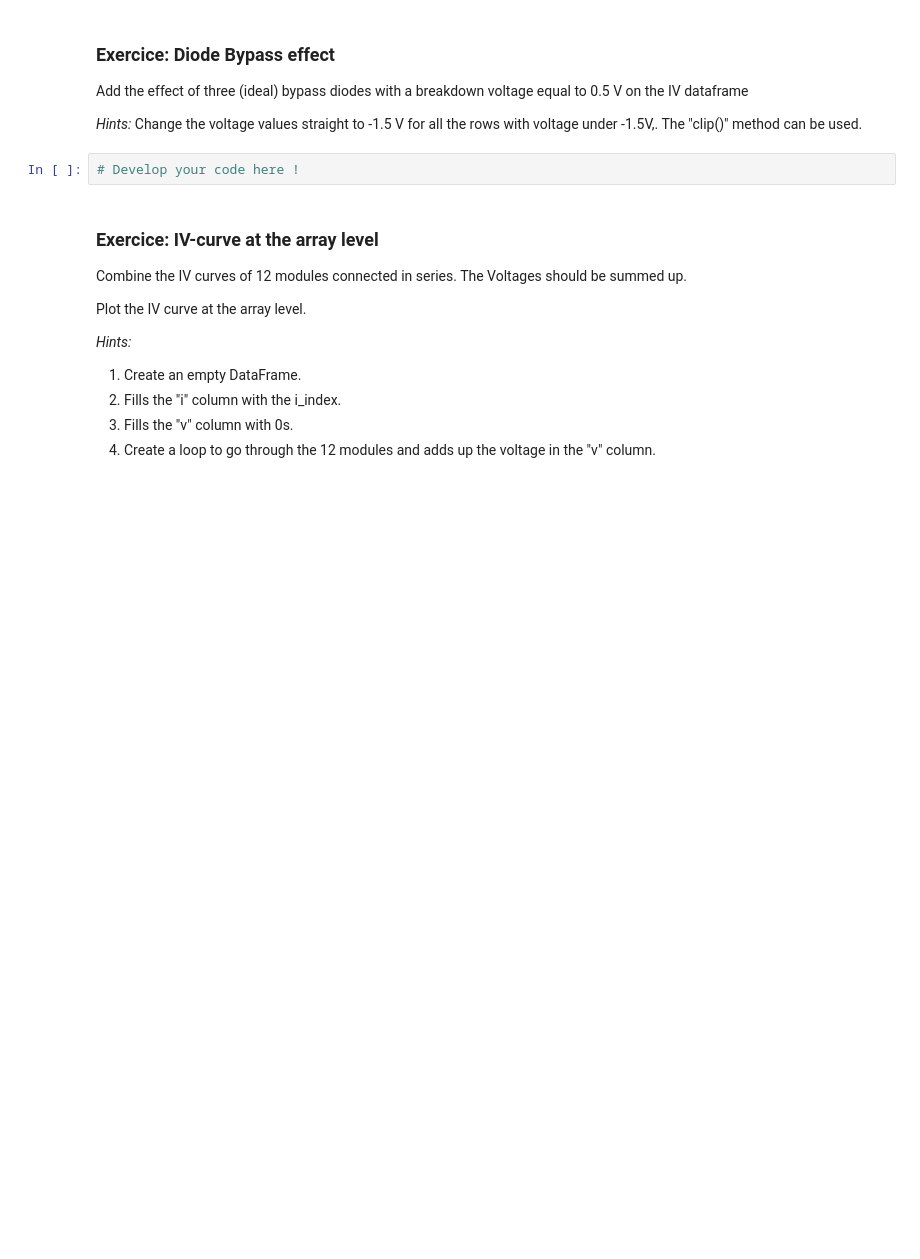
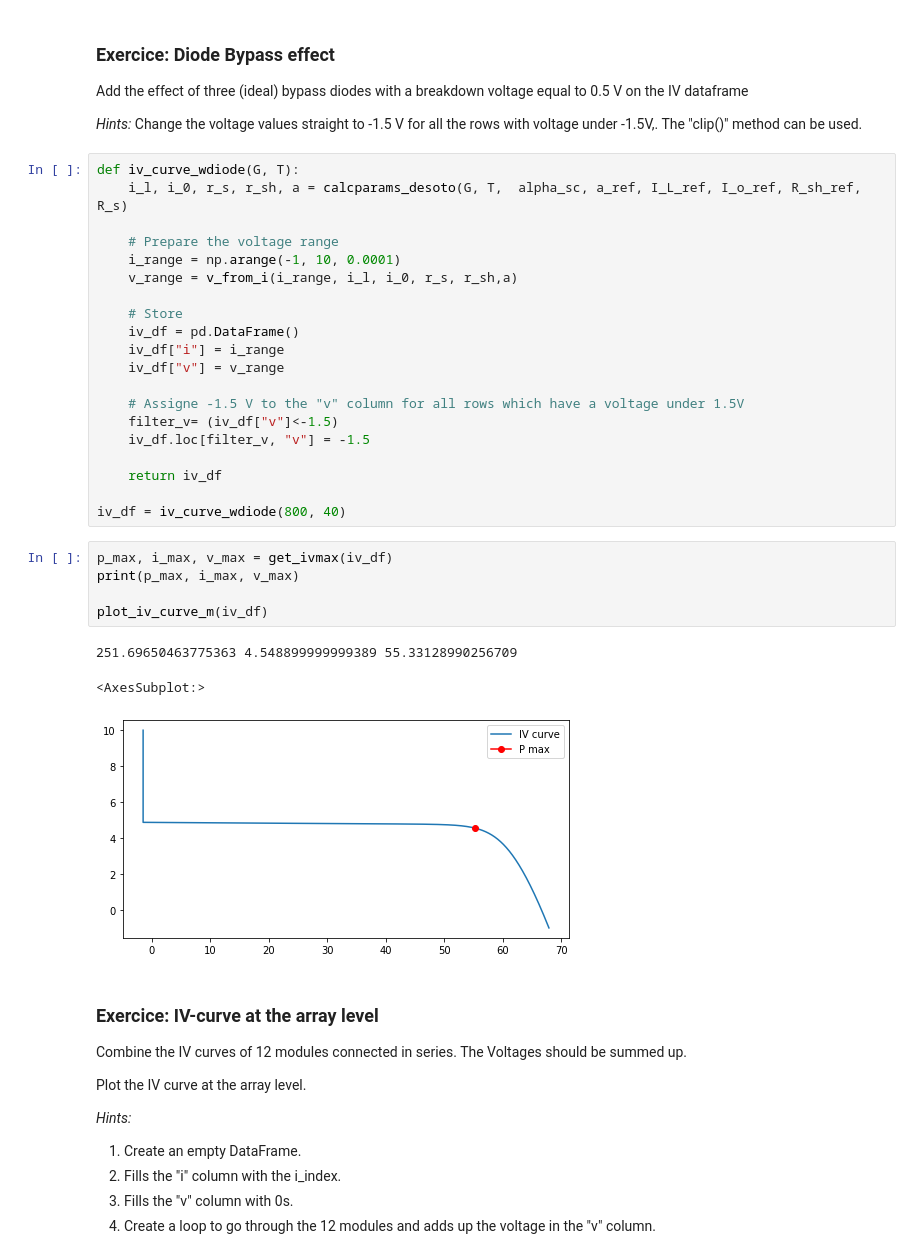
Before and after one commit to AlexandreHugoMathieu/pvfault_detection_solar_academy, a Jupyter notebook: notebooks/iv_curve_modeling.ipynb, the cells around one changed output. Drawn from its saved outputs; the diff is of its cells as text; blank space fills up the shorter version.

```diff
--- a/notebooks/iv_curve_modeling.ipynb
+++ b/notebooks/iv_curve_modeling.ipynb
@@ -214,8 +276,35 @@ Notice that "v_from_i" can directly take a list as input for the "current" argum
 Add the effect of three (ideal) bypass diodes with a breakdown voltage equal to 0.5 V on the IV dataframe
 
 *Hints:* Change the voltage values straight to -1.5 V for all the rows with voltage under -1.5V,. The "clip()" method can be used.
-# %%
-# Develop your code here !
+# %%
+def iv_curve_wdiode(G, T):
+    i_l, i_0, r_s, r_sh, a = calcparams_desoto(G, T,  alpha_sc, a_ref, I_L_ref, I_o_ref, R_sh_ref, R_s)
+
+    # Prepare the voltage range
+    i_range = np.arange(-1, 10, 0.0001)
+    v_range = v_from_i(i_range, i_l, i_0, r_s, r_sh,a)
+
+    # Store
+    iv_df = pd.DataFrame()
+    iv_df["i"] = i_range
+    iv_df["v"] = v_range
+
+    # Assigne -1.5 V to the "v" column for all rows which have a voltage under 1.5V
+    filter_v= (iv_df["v"]<-1.5)
+    iv_df.loc[filter_v, "v"] = -1.5
+
+    return iv_df
+
+iv_df = iv_curve_wdiode(800, 40)
+# %%
+p_max, i_max, v_max = get_ivmax(iv_df)
+print(p_max, i_max, v_max)
+
+plot_iv_curve_m(iv_df)
+# %% [output]
+251.69650463775363 4.548899999999389 55.33128990256709
+<AxesSubplot:>
+[figure, added]
 # %% [markdown]
 ### Exercice: IV-curve at the array level
 
```
Also changed, not shown: parts of 47 cells of this notebook.
